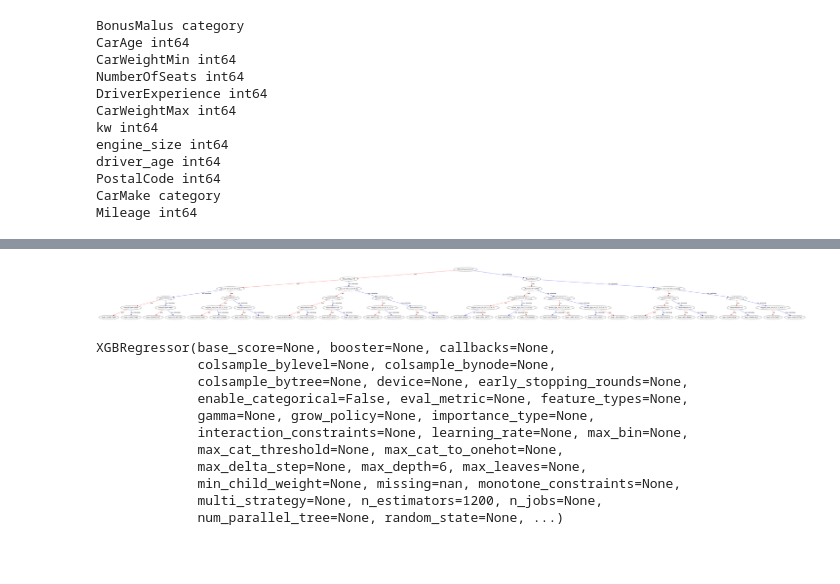
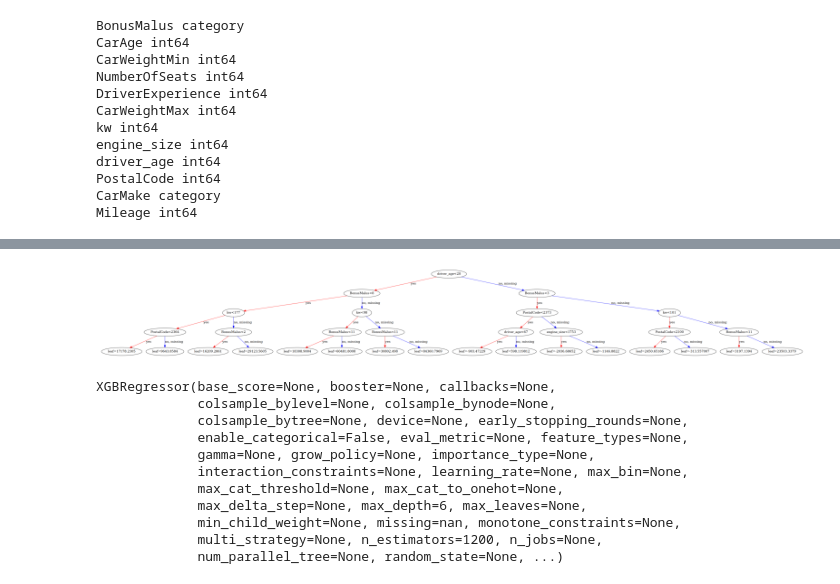
Before and after one commit to asdasde/market_models, a Jupyter notebook: notebooks/market_model.ipynb, the cells around one changed output, grey strips where cells are left out. Saved outputs shown, nothing was run; the diff lists cells and outputs as text; code cells hidden in the pictures; blank space fills up the shorter version.

Commit message:
Revert "added further functionality into build_features.py"
This reverts commit 8dd60e045c4b2f8120e6bd2a0c13f850379d19c3.

```diff
--- a/notebooks/market_model.ipynb
+++ b/notebooks/market_model.ipynb
@@ -84,7 +79,7 @@ with open(FEATURES_PATH) as file:
 
 for feature in features:
     print(feature, feature_dtypes[feature].replace('object', 'category'))
-    data[feature] = data[feature].astype(feature_dtypes[feature])
+    data[feature] = data[feature].astype(feature_dtypes[feature].replace('object', 'category'))
     if data[feature].dtype == 'category' and feature == 'BonusMalus':
         ordinal_encoder = OrdinalEncoder(categories = [BONUS_MALUS_CLASSES])
         data[feature] = ordinal_encoder.fit_transform(data[[feature]])
@@ -109,4 +121,2 @@ Mileage int64
 data = data[features + [TARGET_VARIABLE]]
 data = data.dropna()
-# %%
-data, features = build_features.add_bracket_features(data, features, '../data/external/aegon.json')
@@ -182,7 +157,7 @@ def modelTrain(trData, teData):
 
     dtrain = xgboost.DMatrix(trData[features], trData[TARGET_VARIABLE], enable_categorical = True)
     dtest = xgboost.DMatrix(teData[features], teData[TARGET_VARIABLE], enable_categorical = True)
-    param = {'max_depth' : 5, 'eta' : 0.2, 'eval_metric' : 'mae' }
+    param = {'max_depth' : 4, 'eta' : 0.2, 'eval_metric' : 'mae' }
     evallist  = [(dtest,'eval'), (dtrain,'train')]
     num_round = 400
     return xgboost.train( param, dtrain, num_round, evals = evallist, verbose_eval = False)
@@ -362,11 +263,11 @@ xgboost.to_graphviz(model, num_trees=2, e)
 # %%
-xgboost.plot_tree(model, num_trees=2, rankdir='TB', ax = plt.figure(figsize = (40, 40)).add_subplot(111))
+xgboost.plot_tree(model, num_trees=2, rankdir='TB', ax = plt.figure(figsize = (20, 20)).add_subplot(111))
 plt.savefig('xgboost_tree.png')
 
 # Show the plot (optional)
 #plt.show()
 # %% [output]
-[figure, old version]
+[figure, new version]
 # %%
 scModel = xgboost.XGBRegressor(n_estimators = 1200, max_depth = 6)
 scModel.fit(transposed_train[features].select_dtypes(include='number'), transposed_train[TARGET_VARIABLE])
```
Also changed, not shown: parts of 17 cells of this notebook, 2 other files.
